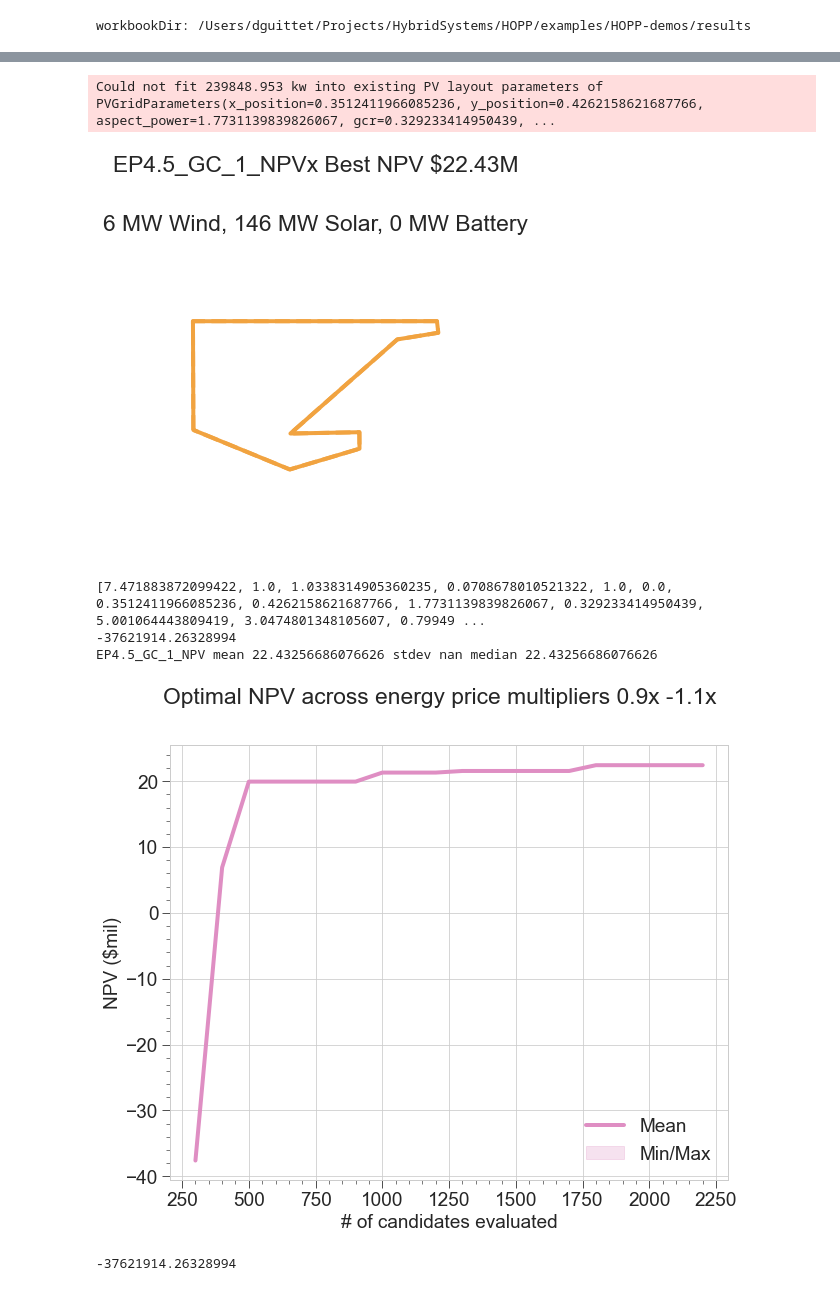
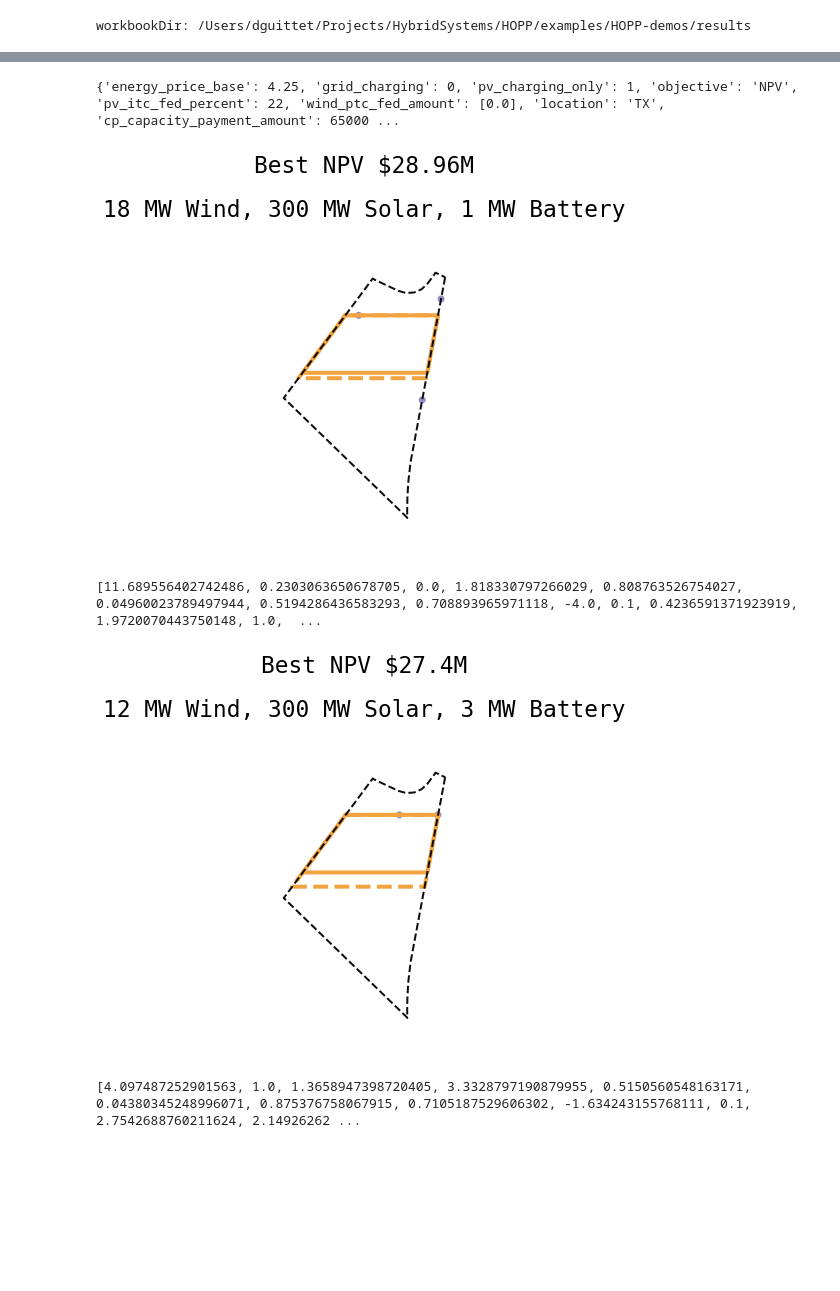
Before and after one commit to dguittet/HOPP-demos, a Jupyter notebook: results/Plot_Outputs.ipynb, the cells around one changed output, grey strips where cells are left out. Drawn from its saved outputs; the diff is of its cells as text; code cells hidden in the pictures; blank space fills up the shorter version.

```diff
--- a/results/Plot_Outputs.ipynb
+++ b/results/Plot_Outputs.ipynb
@@ -338,7 +335,7 @@ colors = [
     (223 / 255, 142 / 255, 195 / 255),
     (86 / 255, 163 / 255, 64 / 255),
     (165 / 255, 121 / 255, 251 / 255),
-    (127/255.0, 58/255.0,119/255.0)
+#     (127/255.0, 58/255.0,119/255.0)
 ]
 
 solar_max_mw = 300
@@ -360,9 +357,10 @@ def plot_site(candidate, min_plot_bound, max_plot_bound, site_fig_size, title):
     simulation = problem._set_simulation_to_candidate(candidate)
     simulation.site.plot(fig, ax, site_border_color)
     simulation.layout.plot(fig, ax,
-                           wind_color='b',
+                           wind_color=wind_color,
                            pv_color=solar_color,
-                           site_border_color=site_border_color)
+                           site_border_color=site_border_color,
+                           alpha=1)
 
     plt.tight_layout()
     wind_mw = simulation.wind.num_turbines * 6
@@ -378,11 +376,12 @@ def plot_site(candidate, min_plot_bound, max_plot_bound, site_fig_size, title):
 def plot_sites(runs, group_name, site_fig_size):
     ds = None
     for j, (run_name, data_set) in enumerate(runs.items()):
-    #     print(run_name)
+        if run_name == "README":
+            continue
         ds = data_set
         json_candidate = data_set.at[len(data_set.index)-1, 'best_solution']
         evaluation = data_set.at[len(data_set.index)-1, 'best_evaluation']
-        title = run_name.split('.jsonl')[0] + f"x Best NPV ${round(evaluation * 1e-6, 2)}M"
+        title = f"Best NPV ${round(evaluation * 1e-6, 2)}M"
         fig = plot_site(json_candidate, min_plot_bound, max_plot_bound, site_fig_size, title)
         score = data_set.at[len(data_set.index)-1, 'best_score']
         baseline_value = data_set.at[data_set.index[0], 'best_score']
@@ -491,10 +465,11 @@ data_sets['EP4.25_GC_0_NPV']['EP4.25_GC_0_NPV']
 # %%
-runs = ("EP3.75_GC_0_NPV", "EP3.75_GC_1_NPV", "EP4_GC_0_NPV", "EP4_GC_1_NPV", "EP4.25_GC_0_NPV", "EP4.25_GC_1_NPV")
+runs = ("EP3.75_GC_0_NPV", "EP3.75_GC_1_NPV", "EP4_GC_0_NPV", "EP4_GC_1_NPV", "EP4.25_GC_0_NPV", "EP4.25_GC_1_NPV", "EP3.75_GC_0_CAP", "EP4_GC_0_CAP", "EP4.25_GC_0_CAP", )
 # runs = ["25_GC_0_NPV"]
 aggregated_data_sets = dict()
 data_sets = dict()
 for r in runs:
     data_set, aggregated_data_set, _ = load_and_preprocess(results_dir / r, r)
+    data_set[r]['README'] = json.load(open(results_dir / r / "README.json"))
     aggregated_data_sets.update(aggregated_data_set)
     data_sets.update(data_set)
 aggregated_data_sets.keys()
@@ -566,22 +671,12 @@ EP4.25_GC_1_NPV mean 63.428592953547174 stdev nan median 63.428592953547174
 # %%
-current_run = run_group = 'EP4.5_GC_1_NPV'
+current_run = run_group = 'EP4.25_GC_0_CAP'
 runs = data_sets[run_group]
+print(runs['README'])
 site_fig_size = (5,7)
 best_solution, evaluation, score, baseline_value = plot_sites(runs, run_group, site_fig_size)
-
-ordering = [current_run]
-print(baseline_value)
-fig, ax, ax2 = plot_perf(aggregated_data_sets, 0.1, ordering)
-plt.legend(["Mean", "Min/Max"], loc='lower right')
-
-plt.suptitle("Optimal NPV across energy price multipliers 0.9x -1.1x")
-plt.show()
-print(baseline_value)
 # %% [output]
-Could not fit 239848.953 kw into existing PV layout parameters of PVGridParameters(x_position=0.3512411966085236, y_position=0.4262158621687766, aspect_power=1.7731139839826067, gcr=0.329233414950439, ...
+{'energy_price_base': 4.25, 'grid_charging': 0, 'pv_charging_only': 1, 'objective': 'NPV', 'pv_itc_fed_percent': 22, 'wind_ptc_fed_amount': [0.0], 'location': 'TX', 'cp_capacity_payment_amount': 65000 ...
-[figure, old version]
+[figure, new version]
-[7.471883872099422, 1.0, 1.0338314905360235, 0.0708678010521322, 1.0, 0.0, 0.3512411966085236, 0.4262158621687766, 1.7731139839826067, 0.329233414950439, 5.001064443809419, 3.0474801348105607, 0.79949 ...
--37621914.26328994
-EP4.5_GC_1_NPV mean 22.43256686076626 stdev nan median 22.43256686076626
+[11.689556402742486, 0.2303063650678705, 0.0, 1.818330797266029, 0.808763526754027, 0.04960023789497944, 0.5194286436583293, 0.708893965971118, -4.0, 0.1, 0.4236591371923919, 1.9720070443750148, 1.0,  ...
-[figure, old version]
+[figure, new version]
--37621914.26328994
+[4.097487252901563, 1.0, 1.3658947398720405, 3.3328797190879955, 0.5150560548163171, 0.04380345248996071, 0.875376758067915, 0.7105187529606302, -1.634243155768111, 0.1, 2.7542688760211624, 2.14926262 ...
```
Also changed, not shown: parts of 31 cells of this notebook, 3 other files.
